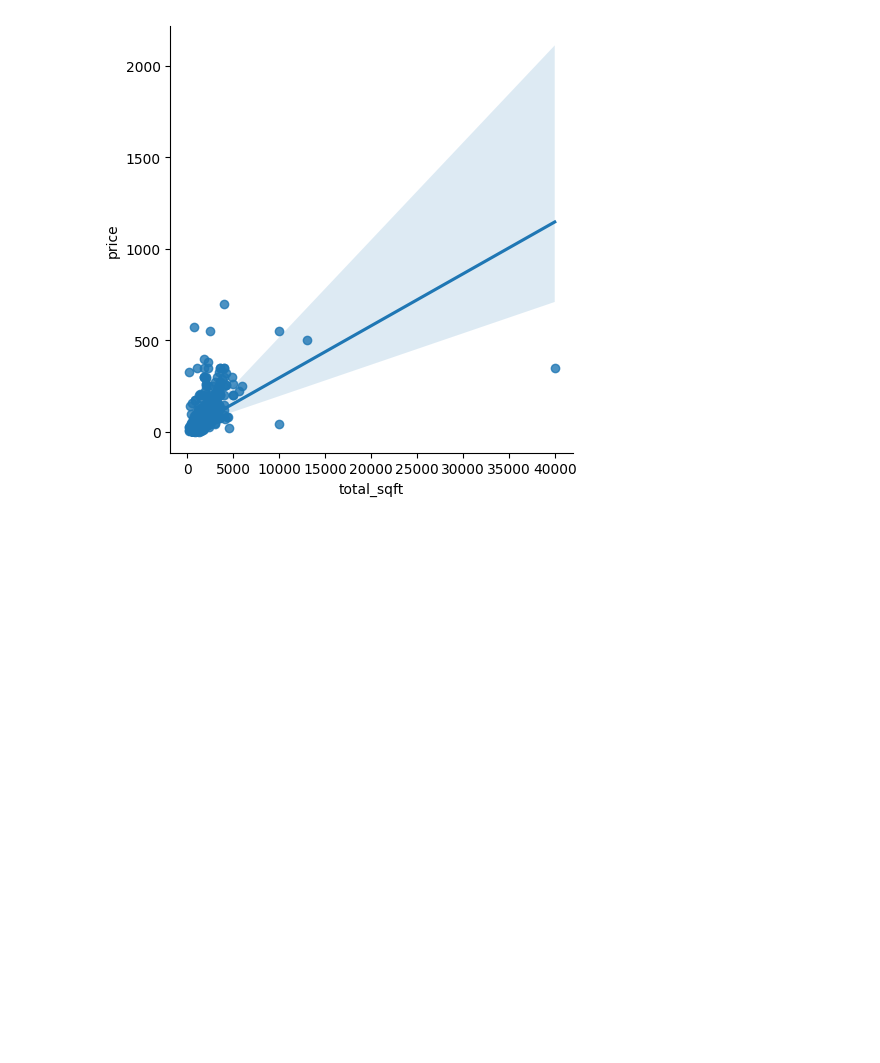
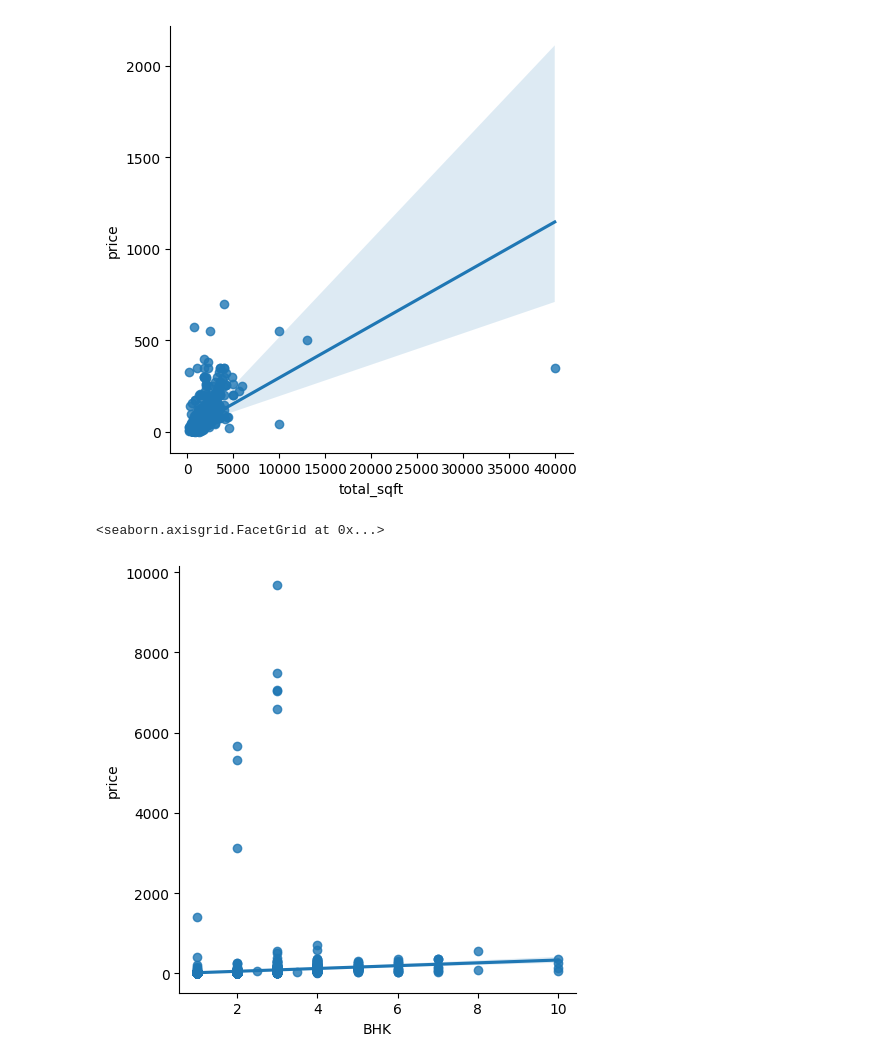
Before and after one commit to Sudhanshugupta26/pandas_code, a Jupyter notebook: pandas4.ipynb, the cells around one changed output. Saved outputs shown, nothing was run; the diff lists cells and outputs as text; code cells hidden in the pictures; blank space fills up the shorter version.

```diff
--- a/pandas4.ipynb
+++ b/pandas4.ipynb
@@ -47,3 +47,8 @@ sns.lmplot(df,x="total_sqft",y="price")
 # %% [output]
 <seaborn.axisgrid.FacetGrid at 0x...>
 [figure]
+# %%
+sns.lmplot(df,x="BHK",y="price")
+# %% [output]
+<seaborn.axisgrid.FacetGrid at 0x...>
+[figure, added]
```
